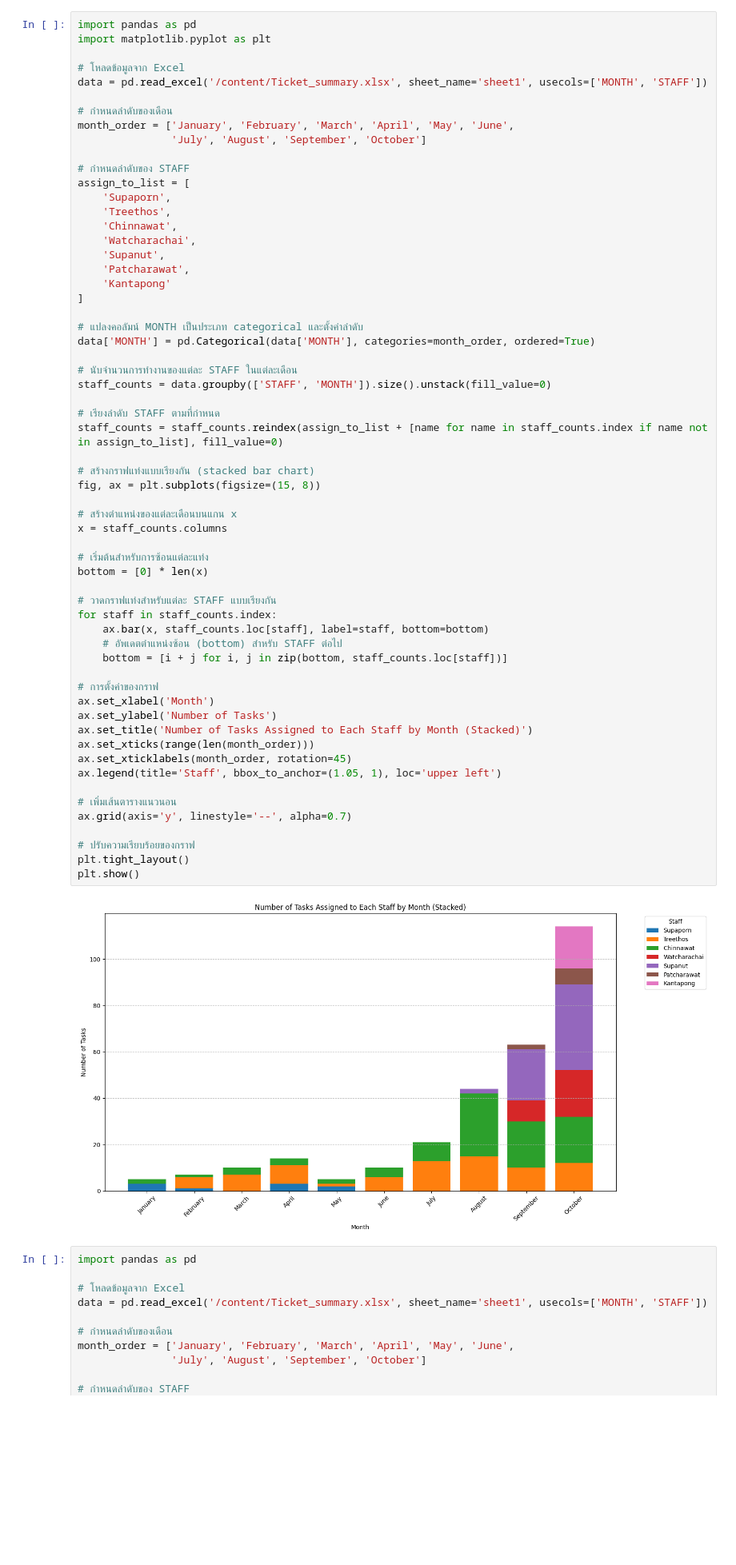
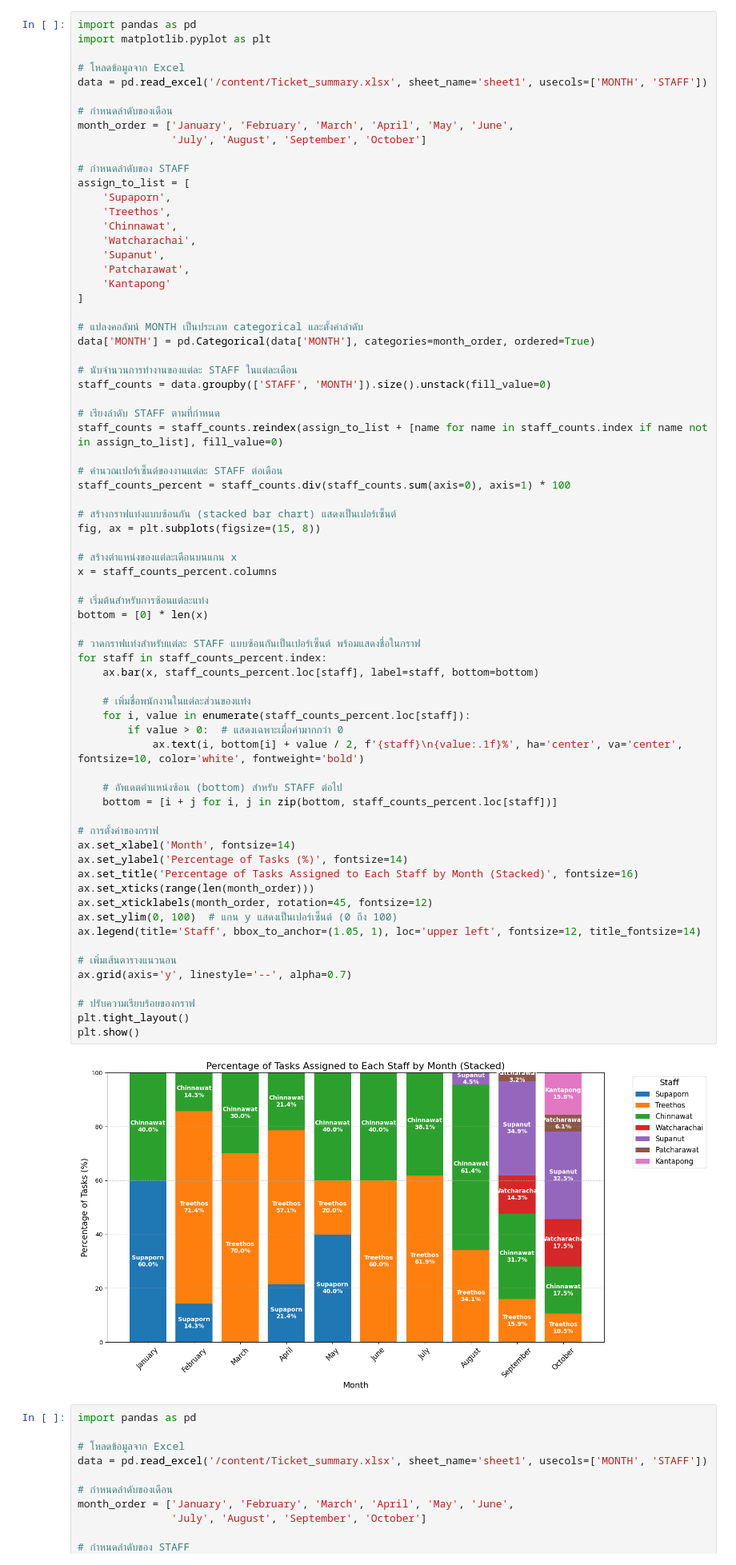
Before and after one commit to WatcharachaiSk/colab, a Jupyter notebook: Summary_Ticket_v1.ipynb, the cells around one changed output. Shown at 80% size. Saved outputs shown, nothing was run; the diff lists cells and outputs as text; blank space fills up the shorter version.

```diff
--- a/Summary_Ticket_v1.ipynb
+++ b/Summary_Ticket_v1.ipynb
@@ -791,45 +791,55 @@ assign_to_list = [
 ]
 
 # แปลงคอลัมน์ MONTH เป็นประเภท categorical และตั้งค่าลำดับ
 data['MONTH'] = pd.Categorical(data['MONTH'], categories=month_order, ordered=True)
 
 # นับจำนวนการทำงานของแต่ละ STAFF ในแต่ละเดือน
 staff_counts = data.groupby(['STAFF', 'MONTH']).size().unstack(fill_value=0)
 
 # เรียงลำดับ STAFF ตามที่กำหนด
 staff_counts = staff_counts.reindex(assign_to_list + [name for name in staff_counts.index if name not in assign_to_list], fill_value=0)
 
-# สร้างกราฟแท่งแบบเรียงกัน (stacked bar chart)
+# คำนวณเปอร์เซ็นต์ของงานแต่ละ STAFF ต่อเดือน
+staff_counts_percent = staff_counts.div(staff_counts.sum(axis=0), axis=1) * 100
+
+# สร้างกราฟแท่งแบบซ้อนกัน (stacked bar chart) แสดงเป็นเปอร์เซ็นต์
 fig, ax = plt.subplots(figsize=(15, 8))
 
 # สร้างตำแหน่งของแต่ละเดือนบนแกน x
-x = staff_counts.columns
+x = staff_counts_percent.columns
 
 # เริ่มต้นสำหรับการซ้อนแต่ละแท่ง
 bottom = [0] * len(x)
 
-# วาดกราฟแท่งสำหรับแต่ละ STAFF แบบเรียงกัน
-for staff in staff_counts.index:
-    ax.bar(x, staff_counts.loc[staff], label=staff, bottom=bottom)
+# วาดกราฟแท่งสำหรับแต่ละ STAFF แบบซ้อนกันเป็นเปอร์เซ็นต์ พร้อมแสดงชื่อในกราฟ
+for staff in staff_counts_percent.index:
+    ax.bar(x, staff_counts_percent.loc[staff], label=staff, bottom=bottom)
+
+    # เพิ่มชื่อพนักงานในแต่ละส่วนของแท่ง
+    for i, value in enumerate(staff_counts_percent.loc[staff]):
+        if value > 0:  # แสดงเฉพาะเมื่อค่ามากกว่า 0
+            ax.text(i, bottom[i] + value / 2, f'{staff}\n{value:.1f}%', ha='center', va='center', fontsize=10, color='white', fontweight='bold')
+
     # อัพเดตตำแหน่งซ้อน (bottom) สำหรับ STAFF ต่อไป
-    bottom = [i + j for i, j in zip(bottom, staff_counts.loc[staff])]
+    bottom = [i + j for i, j in zip(bottom, staff_counts_percent.loc[staff])]
 
 # การตั้งค่าของกราฟ
-ax.set_xlabel('Month')
-ax.set_ylabel('Number of Tasks')
-ax.set_title('Number of Tasks Assigned to Each Staff by Month (Stacked)')
+ax.set_xlabel('Month', fontsize=14)
+ax.set_ylabel('Percentage of Tasks (%)', fontsize=14)
+ax.set_title('Percentage of Tasks Assigned to Each Staff by Month (Stacked)', fontsize=16)
 ax.set_xticks(range(len(month_order)))
-ax.set_xticklabels(month_order, rotation=45)
-ax.legend(title='Staff', bbox_to_anchor=(1.05, 1), loc='upper left')
+ax.set_xticklabels(month_order, rotation=45, fontsize=12)
+ax.set_ylim(0, 100)  # แกน y แสดงเป็นเปอร์เซ็นต์ (0 ถึง 100)
+ax.legend(title='Staff', bbox_to_anchor=(1.05, 1), loc='upper left', fontsize=12, title_fontsize=14)
 
 # เพิ่มเส้นตารางแนวนอน
 ax.grid(axis='y', linestyle='--', alpha=0.7)
 
 # ปรับความเรียบร้อยของกราฟ
 plt.tight_layout()
 plt.show()
 # %% [output]
-[figure, old version]
+[figure, new version]
 # %%
 import pandas as pd
 
```
